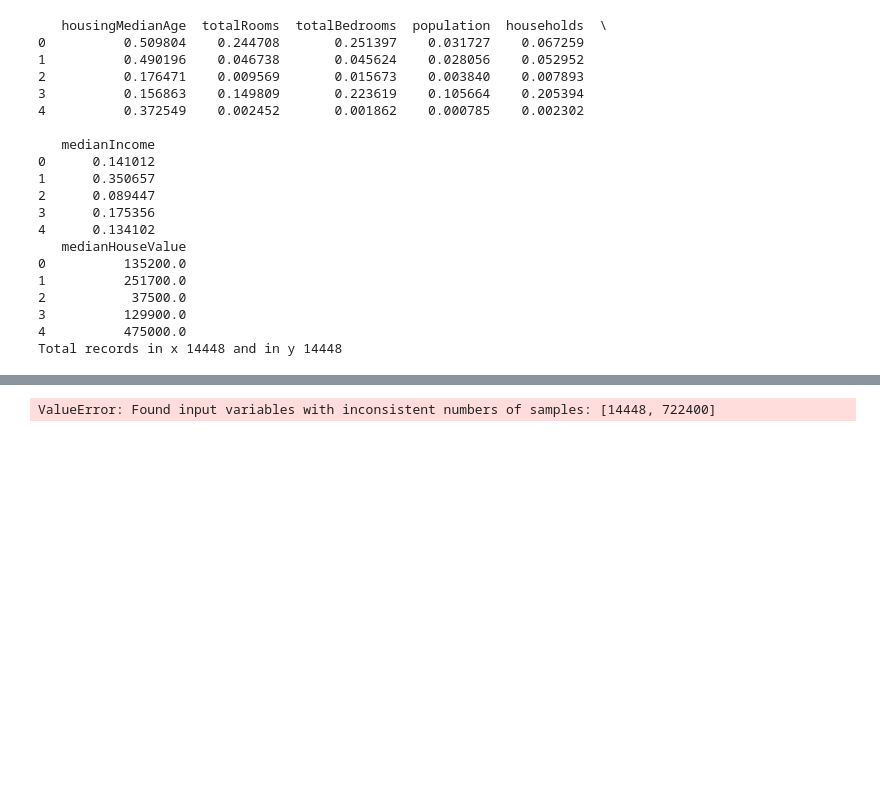
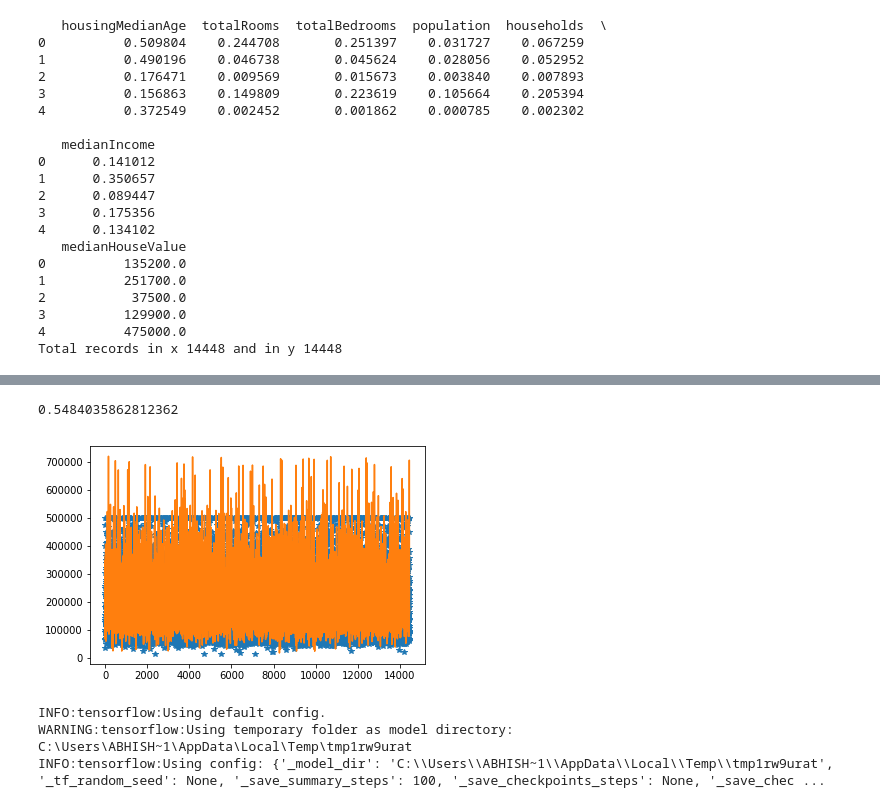
Before and after one commit to abhi050688/initial_test, a Jupyter notebook: Housing.ipynb, the cells around one changed output, grey strips where cells are left out. Cells and saved outputs as stored; diff of their text form; code cells hidden in the pictures; blank space fills up the shorter version.

Commit message:
DNN regressor

```diff
--- a/Housing.ipynb
+++ b/Housing.ipynb
@@ -120,8 +118,8 @@ my_features=[]
 for feat in tr_x.columns:
     my_features.append(tf.feature_column.numeric_column(feat))
 # %%
-train_input_fn=tf.estimator.inputs.pandas_input_fn(x=tr_x,y=tr_y.medianHouseValue,batch_size=128,shuffle=True,num_epochs=1000)
-test_input_fn=tf.estimator.inputs.pandas_input_fn(x=tst_x,y=tst_y.medianHouseValue,batch_size=128,num_epochs=1,shuffle=False)
+train_input_fn=tf.estimator.inputs.pandas_input_fn(x=tr_x,y=tr_y.medianHouseValue,batch_size=10,shuffle=True,num_epochs=1000)
+test_input_fn=tf.estimator.inputs.pandas_input_fn(x=tst_x,y=tst_y.medianHouseValue,num_epochs=1,shuffle=False)
 # %%
 print(tr_x.head())
 print(tr_y.head())
@@ -154,0 +150,2 @@ INFO:tensorflow:Using config: {'_model_dir': '.', '_tf_random_seed': None, '_sav
+# %%
+model=tf.estimator.LinearRegressor(my_features,optimizer=tf.train.GradientDescentOptimizer(learning_rate=1e-3))
@@ -215,0 +198,2 @@ array([61.352905, 59.46376 , 55.05333 , ..., 72.40735 , 50.84472 ,
+# %%
+predictions=[pre['predictions'][0] for pre in prediction]
@@ -220,4 +211,4 @@ array([61.352905, 59.46376 , 55.05333 , ..., 72.40735 , 50.84472 ,
 # %%
 print(r2_score(tr_y.medianHouseValue.values,predictions))
 # %% [output]
-ValueError: Found input variables with inconsistent numbers of samples: [14448, 722400]
+0.5484035862812362
@@ -225,0 +215,6 @@ print(tf.VERSION)
+# %%
+plt.plot(range(tr_y.medianHouseValue.values.shape[0]),tr_y.medianHouseValue.values,"*")
+plt.plot(predictions,"-")
+plt.show()
+# %% [output]
+[figure, added]
@@ -225,0 +223,7 @@ print(tf.VERSION)
+# %%
+tf.reset_default_graph()
+dnn_input=tf.estimator.DNNRegressor(hidden_units=[6,6,6],feature_columns=my_features)
+# %% [output]
+INFO:tensorflow:Using default config.
+WARNING:tensorflow:Using temporary folder as model directory: C:\Users\ABHISH~1\AppData\Local\Temp\tmp1rw9urat
+INFO:tensorflow:Using config: {'_model_dir': 'C:\\Users\\ABHISH~1\\AppData\\Local\\Temp\\tmp1rw9urat', '_tf_random_seed': None, '_save_summary_steps': 100, '_save_checkpoints_steps': None, '_save_chec ...
```
Also changed, not shown: parts of 18 cells of this notebook.
